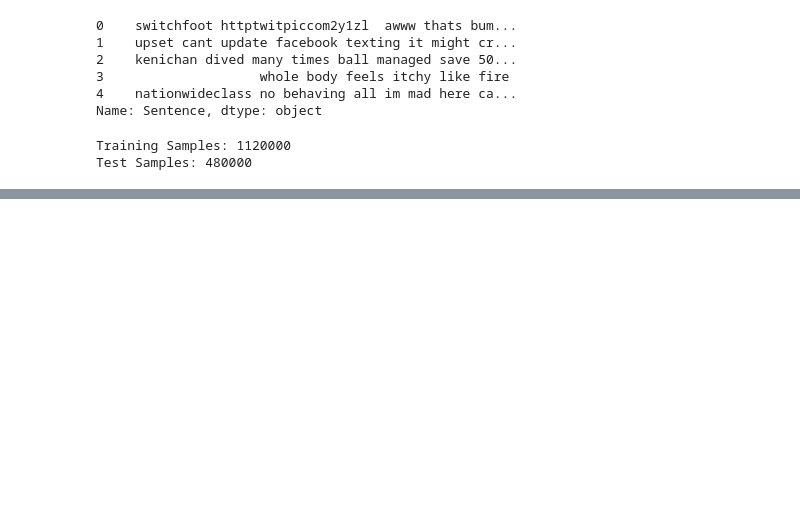
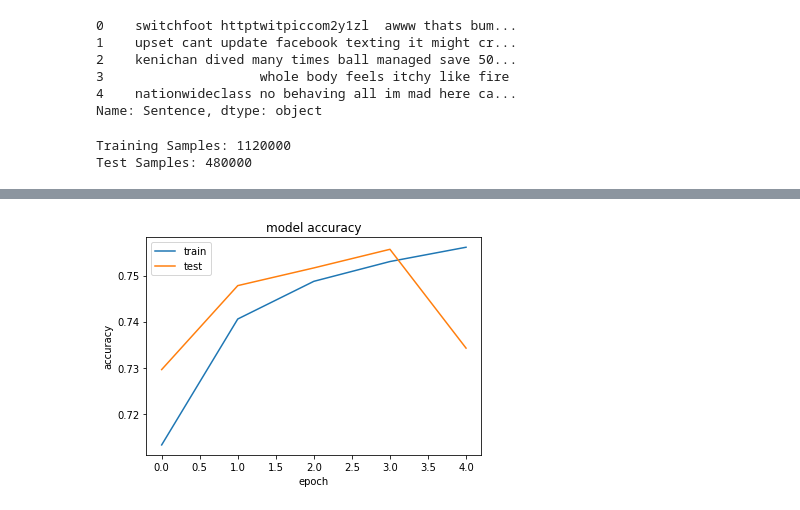
Before and after one commit to ammarlodhi255/machine-learning-from-scratch, a Jupyter notebook: sentiment_analysis_using_pre-trained_models_and_word_embeddings/sentiment_analysis_from_scratch.ipynb, the cells around one changed output, grey strips where cells are left out. Cells and saved outputs as stored; diff of their text form; code cells hidden in the pictures; blank space fills up the shorter version.

```diff
--- a/sentiment_analysis_using_pre-trained_models_and_word_embeddings/sentiment_analysis_from_scratch.ipynb
+++ b/sentiment_analysis_using_pre-trained_models_and_word_embeddings/sentiment_analysis_from_scratch.ipynb
@@ -165,0 +356,36 @@ KeyboardInterrupt:
+# %%
+import keras
+embedding_dim = 100
+word_index = dict(zip(vocabulary, range(len(vocabulary))))
+
+embedding_matrix = np.zeros((max_features, embedding_dim))
+for word, i in word_index.items():
+    if i < max_features:
+        embedding_vector = embeddings_index.get(word)
+    if embedding_vector is not None:
+        embedding_matrix[i] = embedding_vector
+
+
+embedding_layer = layers.Embedding(
+    max_features,
+    embedding_dim,
+    embeddings_initializer=keras.initializers.Constant(embedding_matrix),
+    trainable=False,
+    mask_zero=True,
+)
+
+inputs = keras.Input(shape=(None,), dtype="int64")
+embedded = embedding_layer(inputs)
+x = layers.SimpleRNN(32)(embedded)
+outputs = layers.Dense(64, activation='relu')(x)
+outputs = layers.Dense(32, activation='relu')(outputs)
+outputs = layers.Dense(1, activation="sigmoid")(outputs)
+model = keras.Model(inputs, outputs)
+model.compile(optimizer="rmsprop",
+              loss="binary_crossentropy",
+              metrics=["accuracy"])
+model.summary()
+history = model.fit(X_train, y_train,
+                    epochs=5,
+                    batch_size=256,
+                    validation_split=0.2)
@@ -165,0 +410,11 @@ KeyboardInterrupt:
+# %%
+import matplotlib.pyplot as plt
+plt.plot(history.history['accuracy'])
+plt.plot(history.history['val_accuracy'])
+plt.title('model accuracy')
+plt.ylabel('accuracy')
+plt.xlabel('epoch')
+plt.legend(['train', 'test'], loc='upper left')
+plt.show()
+# %% [output]
+[figure, added]
```
Also changed, not shown: parts of 54 cells of this notebook.
